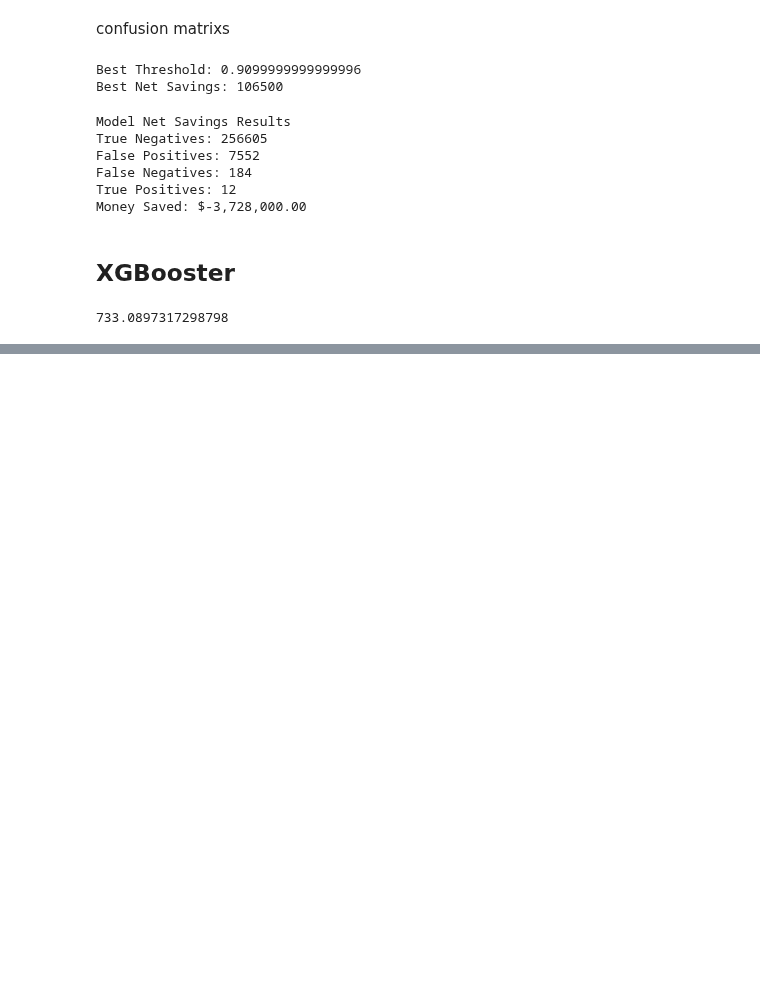
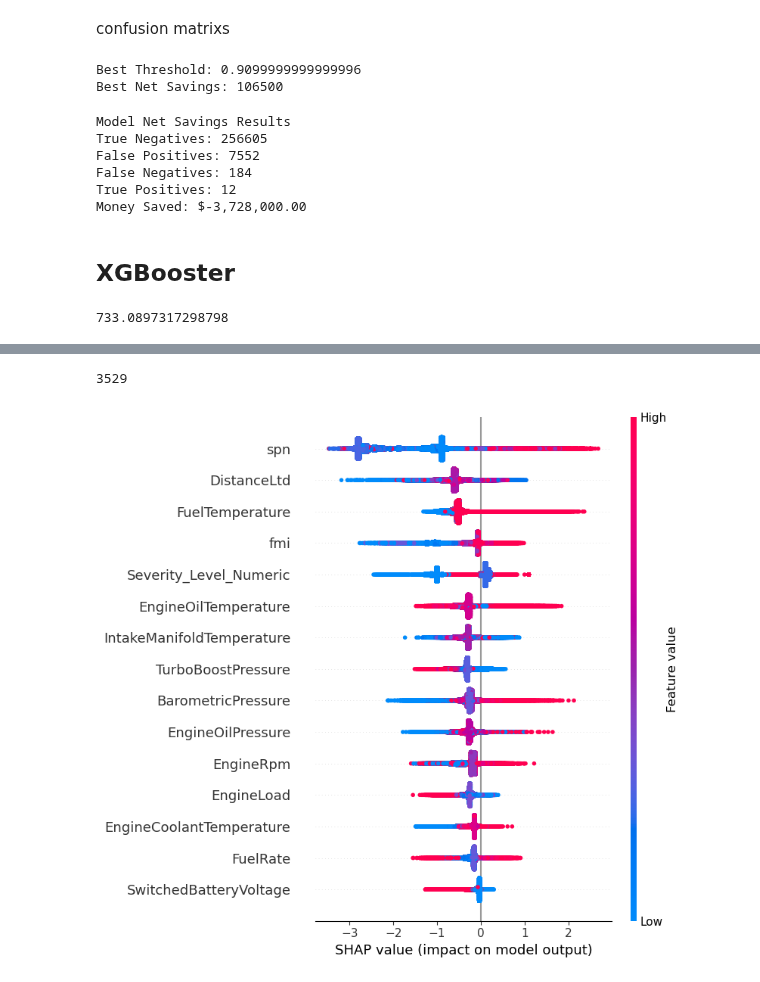
Before and after one commit to nss-data-science-cohort-9/big-g-label_free, a Jupyter notebook: notebooks/josh_data_exploration.ipynb, the cells around one changed output, grey strips where cells are left out. Cells and saved outputs as stored; diff of their text form; code cells hidden in the pictures; blank space fills up the shorter version.

Commit message:
permutation in SHAP

```diff
--- a/notebooks/josh_data_exploration.ipynb
+++ b/notebooks/josh_data_exploration.ipynb
@@ -749,0 +772,18 @@ Money Saved: $127,000.00
+# %%
+explainer = shap.TreeExplainer(xgb)
+explanation = explainer(pd.DataFrame(X_test_scaled, columns = X_test.columns)
+                       )
+# Calculate SHAP values
+shap_values = explainer.shap_values(X_test_scaled)
+# %%
+list(preds).index(1)
+# %% [output]
+3529
+# %%
+shap.summary_plot(
+    shap_values,
+    X_test_scaled,
+    feature_names=features
+)
+# %% [output]
+[figure, added]
```
Also changed, not shown: parts of 10 cells of this notebook.
